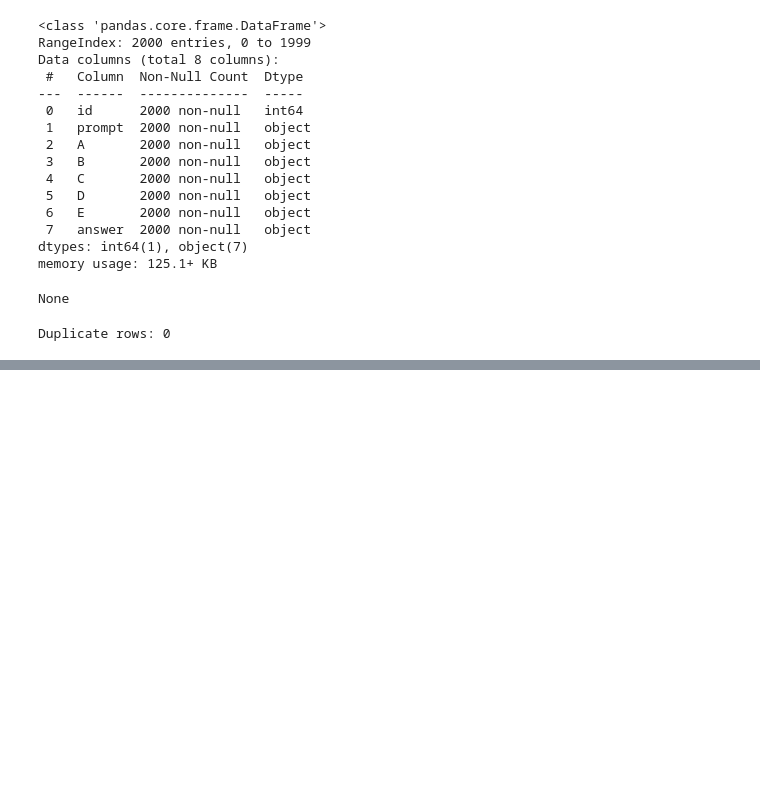
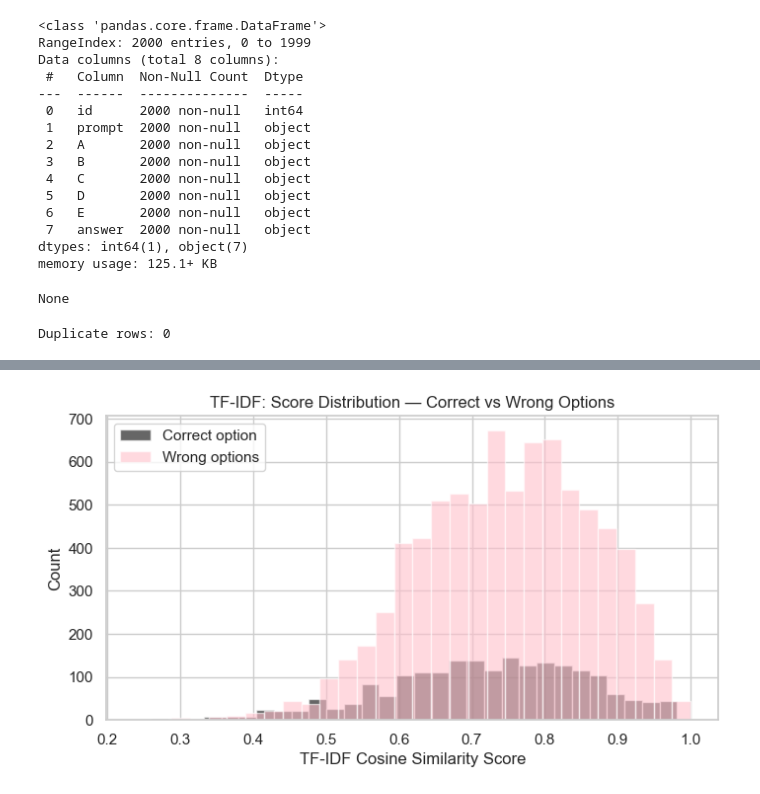
Before and after one commit to varnit27/dlgenai-t22026, a Jupyter notebook: DL-23f3000843-notebook-t22026.ipynb, the cells around one changed output, grey strips where cells are left out. Saved outputs shown, nothing was run; the diff lists cells and outputs as text; code cells hidden in the pictures; blank space fills up the shorter version.

```diff
--- a/DL-23f3000843-notebook-t22026.ipynb
+++ b/DL-23f3000843-notebook-t22026.ipynb
@@ -122,3 +148,33 @@ def predict_top3(row):
     top3_labels = [options[i] for i in top3_indices]
 
     return ' '.join(top3_labels)
+# %%
+def get_all_scores(row):
+    texts = [combine_prompt_option(row, opt) for opt in options]
+    vectorizer = TfidfVectorizer()
+    tfidf_matrix = vectorizer.fit_transform(texts)
+    prompt_vec = vectorizer.transform([row['prompt']])
+    scores = cosine_similarity(prompt_vec, tfidf_matrix).flatten()
+    return scores, row['answer']
+
+correct_scores = []
+wrong_scores = []
+
+for _, row in train.iterrows():
+    scores, answer = get_all_scores(row)
+    for i, opt in enumerate(options):
+        if opt == answer:
+            correct_scores.append(scores[i])
+        else:
+            wrong_scores.append(scores[i])
+
+plt.figure(figsize=(8, 4))
+plt.hist(correct_scores, bins=30, alpha=0.6, label='Correct option', color='black')
+plt.hist(wrong_scores, bins=30, alpha=0.6, label='Wrong options', color='pink')
+plt.xlabel('TF-IDF Cosine Similarity Score')
+plt.ylabel('Count')
+plt.title('TF-IDF: Score Distribution — Correct vs Wrong Options')
+plt.legend()
+plt.show()
+# %% [output]
+[figure, added]
```
Also changed, not shown: parts of 4 cells of this notebook.
